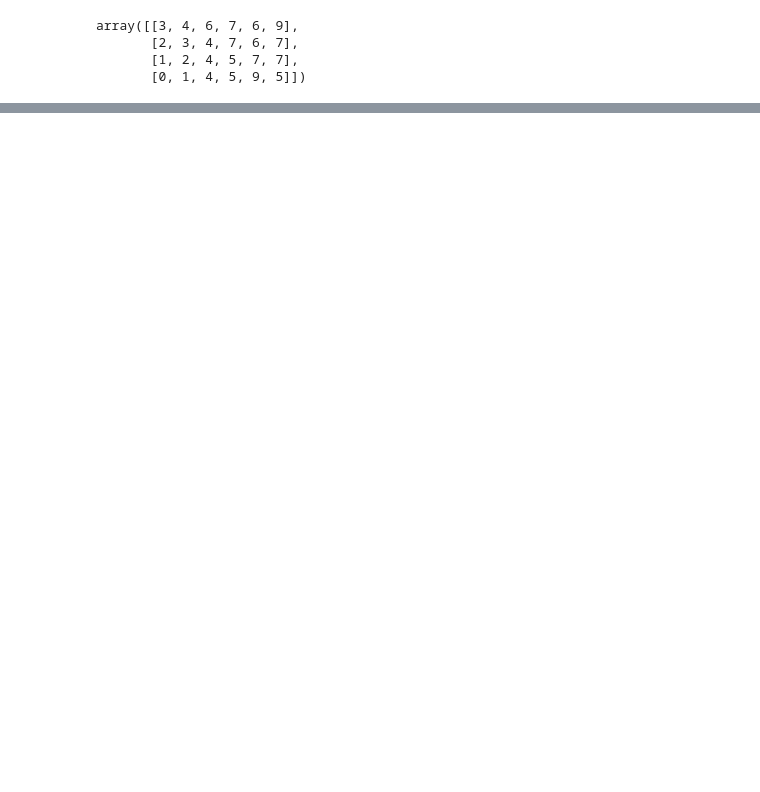
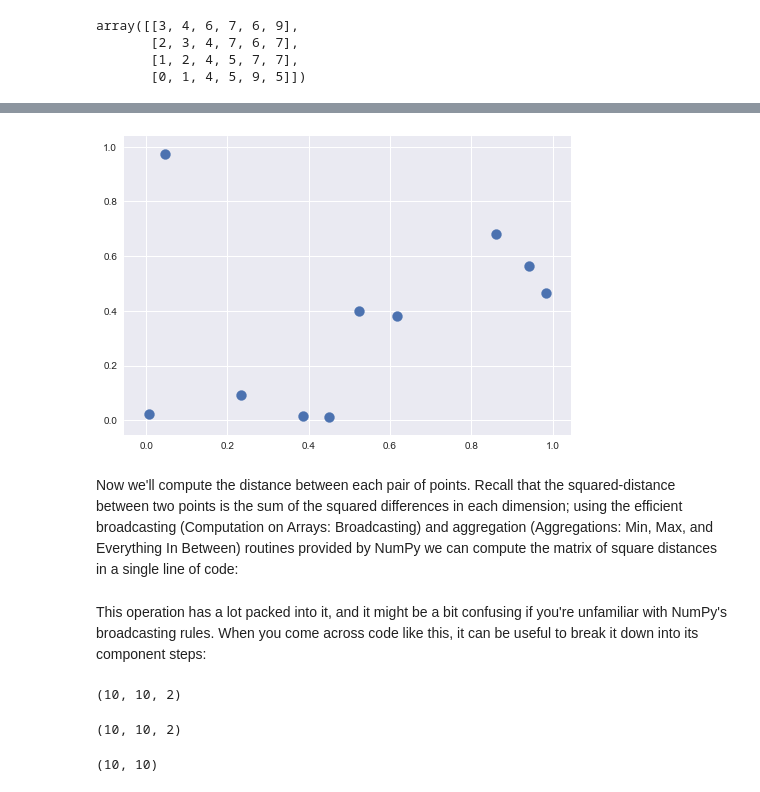
Before and after one commit to vitormeriat/meriat-ml-notes, a Jupyter notebook: Sorting.ipynb, the cells around one changed output, grey strips where cells are left out. Saved outputs shown, nothing was run; the diff lists cells and outputs as text; code cells hidden in the pictures; blank space fills up the shorter version.

```diff
--- a/Sorting.ipynb
+++ b/Sorting.ipynb
@@ -120,0 +127,12 @@ array([[3, 4, 6, 7, 6, 9],
+# %%
+X = rand.rand(10, 2)
+# %%
+# To get an idea of how these points look, let's quickly scatter plot them:
+%matplotlib inline
+import matplotlib.pyplot as plt
+import seaborn; seaborn.set() # Plot styling
+plt.scatter(X[:, 0], X[:, 1], s=100);
+# %% [output]
+[figure, added]
+# %% [markdown]
+Now we'll compute the distance between each pair of points. Recall that the squared-distance between two points is the sum of the squared differences in each dimension; using the efficient broadcasting (Computation on Arrays: Broadcasting) and aggregation (Aggregations: Min, Max, and Everything In Between) routines provided by NumPy we can compute the matrix of square distances in a single line of code:
@@ -120,0 +141,20 @@ array([[3, 4, 6, 7, 6, 9],
+# %% [markdown]
+This operation has a lot packed into it, and it might be a bit confusing if you're unfamiliar with NumPy's broadcasting rules. When you come across code like this, it can be useful to break it down into its component steps:
+# %%
+# for each pair of points, compute differences in their coordinates
+differences = X[:, np.newaxis, :] - X[np.newaxis, :, :]
+differences.shape
+# %% [output]
+(10, 10, 2)
+# %%
+# square the coordinate differences
+sq_differences = differences ** 2
+sq_differences.shape
+# %% [output]
+(10, 10, 2)
+# %%
+# sum the coordinate differences to get the squared distance
+dist_sq = sq_differences.sum(-1)
+dist_sq.shape
+# %% [output]
+(10, 10)
```
Also changed, not shown: parts of 12 cells of this notebook.
